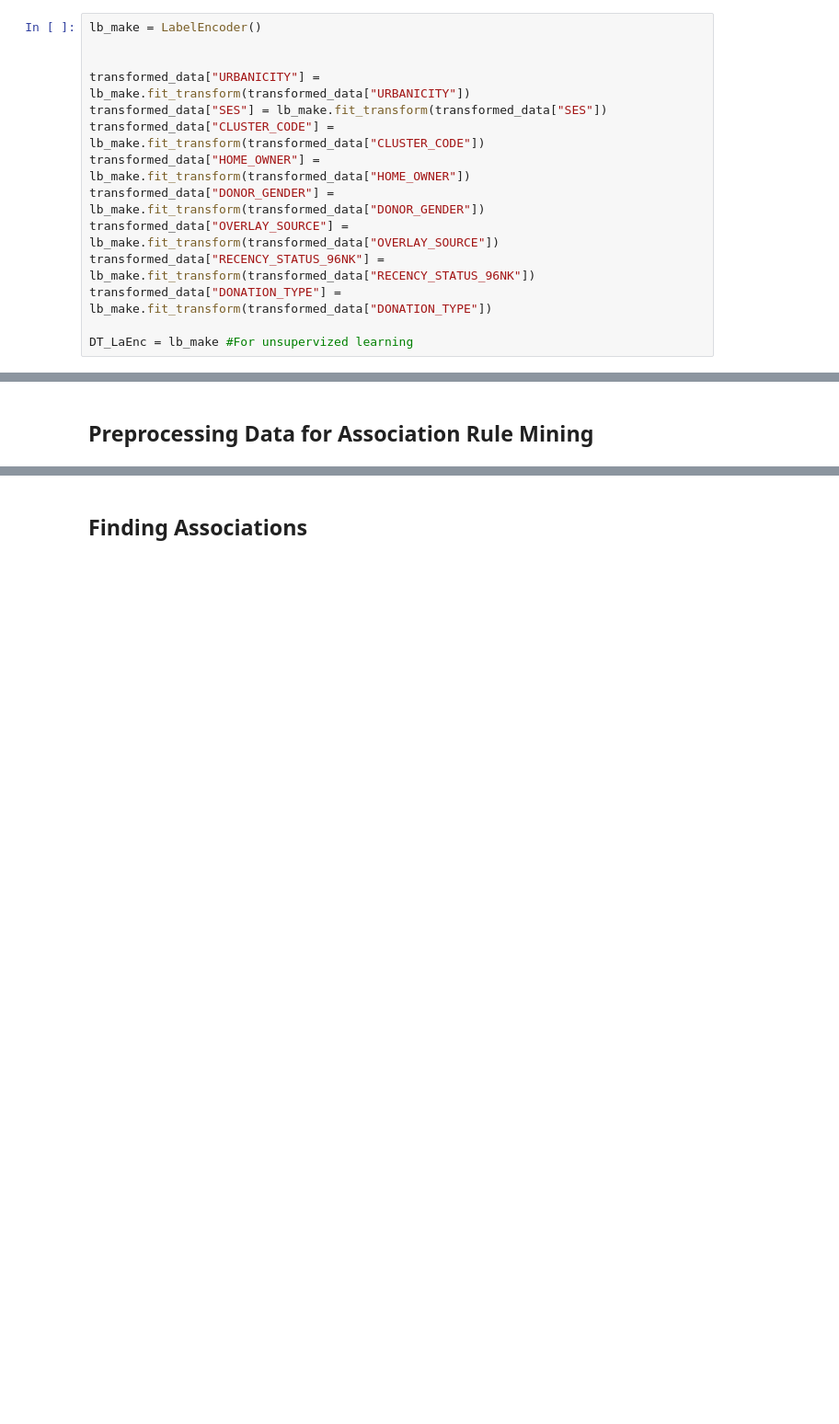
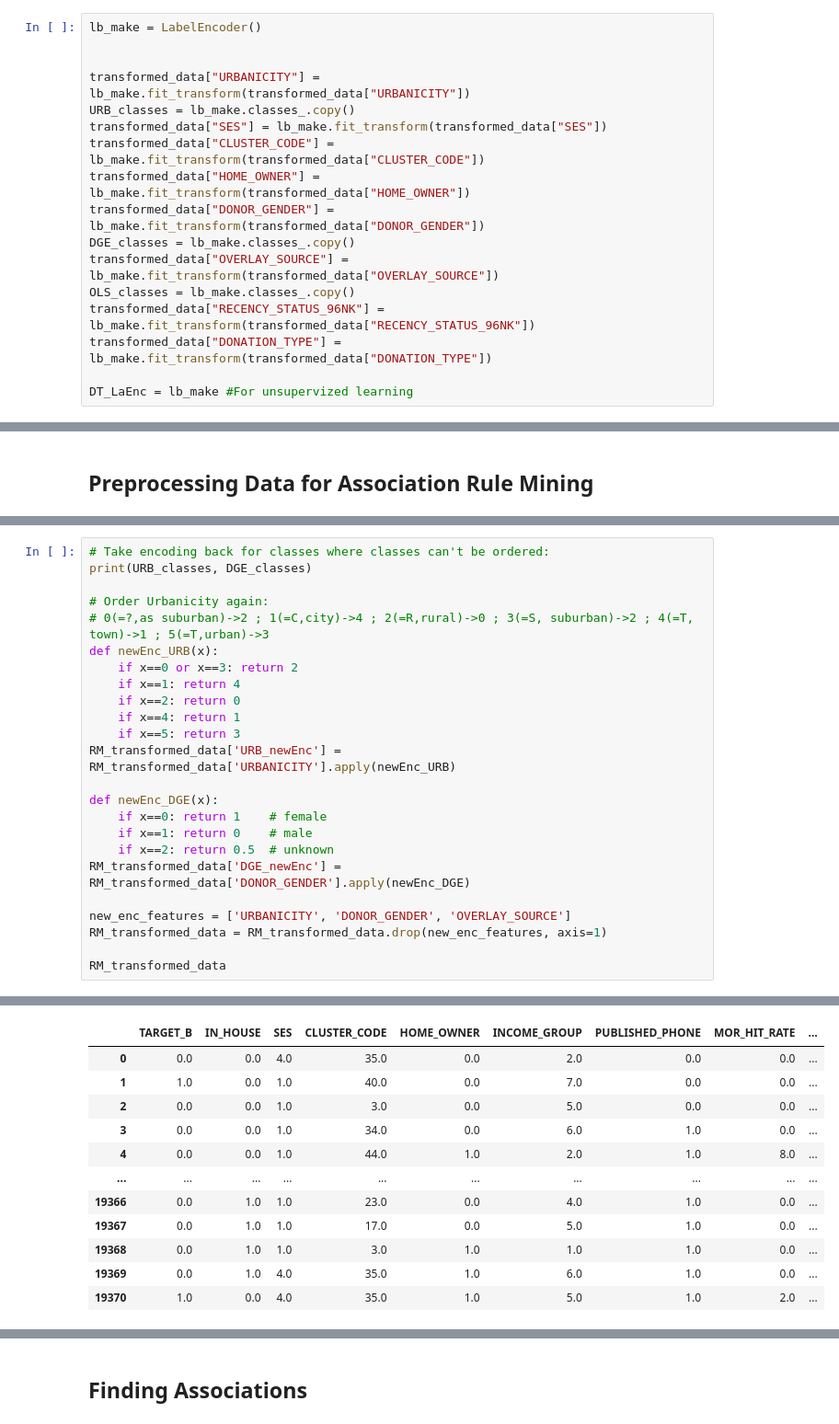
Before and after one commit to jlp237/ml_project, a Jupyter notebook: AA_202021_Project.ipynb, the cells around one changed output, grey strips where cells are left out. Shown at 92% size. Drawn from its saved outputs; the diff is of its cells as text; blank space fills up the shorter version.

```diff
--- a/AA_202021_Project.ipynb
+++ b/AA_202021_Project.ipynb
@@ -427,11 +612,14 @@ lb_make = LabelEncoder()
 
 
 transformed_data["URBANICITY"] = lb_make.fit_transform(transformed_data["URBANICITY"])
+URB_classes = lb_make.classes_.copy()
 transformed_data["SES"] = lb_make.fit_transform(transformed_data["SES"])
 transformed_data["CLUSTER_CODE"] = lb_make.fit_transform(transformed_data["CLUSTER_CODE"])
 transformed_data["HOME_OWNER"] = lb_make.fit_transform(transformed_data["HOME_OWNER"])
 transformed_data["DONOR_GENDER"] = lb_make.fit_transform(transformed_data["DONOR_GENDER"])
+DGE_classes = lb_make.classes_.copy()
 transformed_data["OVERLAY_SOURCE"] = lb_make.fit_transform(transformed_data["OVERLAY_SOURCE"])
+OLS_classes = lb_make.classes_.copy()
 transformed_data["RECENCY_STATUS_96NK"] = lb_make.fit_transform(transformed_data["RECENCY_STATUS_96NK"])
 transformed_data["DONATION_TYPE"] = lb_make.fit_transform(transformed_data["DONATION_TYPE"])
 
@@ -1540,0 +1873,25 @@ RM_transformed_data
+# %%
+# Take encoding back for classes where classes can't be ordered:
+print(URB_classes, DGE_classes)
+
+# Order Urbanicity again:
+# 0(=?,as suburban)->2 ; 1(=C,city)->4 ; 2(=R,rural)->0 ; 3(=S, suburban)->2 ; 4(=T, town)->1 ; 5(=T,urban)->3
+def newEnc_URB(x):
+    if x==0 or x==3: return 2
+    if x==1: return 4
+    if x==2: return 0
+    if x==4: return 1
+    if x==5: return 3
+RM_transformed_data['URB_newEnc'] = RM_transformed_data['URBANICITY'].apply(newEnc_URB)
+
+def newEnc_DGE(x):
+    if x==0: return 1    # female
+    if x==1: return 0    # male
+    if x==2: return 0.5  # unknown
+RM_transformed_data['DGE_newEnc'] = RM_transformed_data['DONOR_GENDER'].apply(newEnc_DGE)
+
+new_enc_features = ['URBANICITY', 'DONOR_GENDER', 'OVERLAY_SOURCE']
+RM_transformed_data = RM_transformed_data.drop(new_enc_features, axis=1)
+
+RM_transformed_data
+# %% [output]
@@ -1540,0 +1899,12 @@ RM_transformed_data
+|  | TARGET_B | IN_HOUSE | SES | CLUSTER_CODE | HOME_OWNER | INCOME_GROUP | PUBLISHED_PHONE | MOR_HIT_RATE | ... |
+| 0 | 0.0 | 0.0 | 4.0 | 35.0 | 0.0 | 2.0 | 0.0 | 0.0 | ... |
+| 1 | 1.0 | 0.0 | 1.0 | 40.0 | 0.0 | 7.0 | 0.0 | 0.0 | ... |
+| 2 | 0.0 | 0.0 | 1.0 | 3.0 | 0.0 | 5.0 | 0.0 | 0.0 | ... |
+| 3 | 0.0 | 0.0 | 1.0 | 34.0 | 0.0 | 6.0 | 1.0 | 0.0 | ... |
+| 4 | 0.0 | 0.0 | 1.0 | 44.0 | 1.0 | 2.0 | 1.0 | 8.0 | ... |
+| ... | ... | ... | ... | ... | ... | ... | ... | ... | ... |
+| 19366 | 0.0 | 1.0 | 1.0 | 23.0 | 0.0 | 4.0 | 1.0 | 0.0 | ... |
+| 19367 | 0.0 | 1.0 | 1.0 | 17.0 | 0.0 | 5.0 | 1.0 | 0.0 | ... |
+| 19368 | 0.0 | 1.0 | 1.0 | 3.0 | 1.0 | 1.0 | 1.0 | 0.0 | ... |
+| 19369 | 0.0 | 1.0 | 4.0 | 35.0 | 1.0 | 6.0 | 1.0 | 0.0 | ... |
+| 19370 | 1.0 | 0.0 | 4.0 | 35.0 | 1.0 | 5.0 | 1.0 | 2.0 | ... |
```
Also changed, not shown: parts of 75 cells of this notebook.
